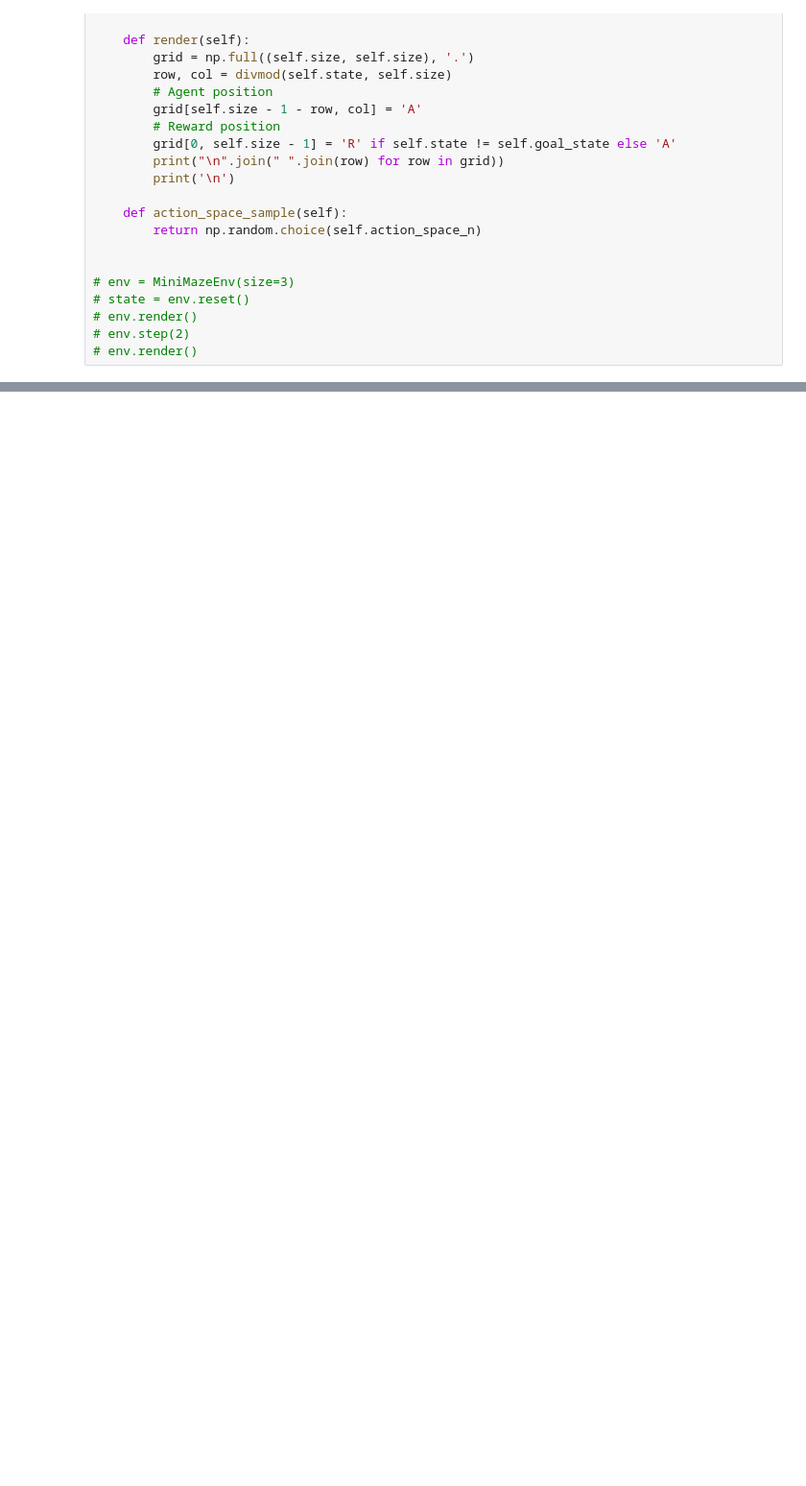
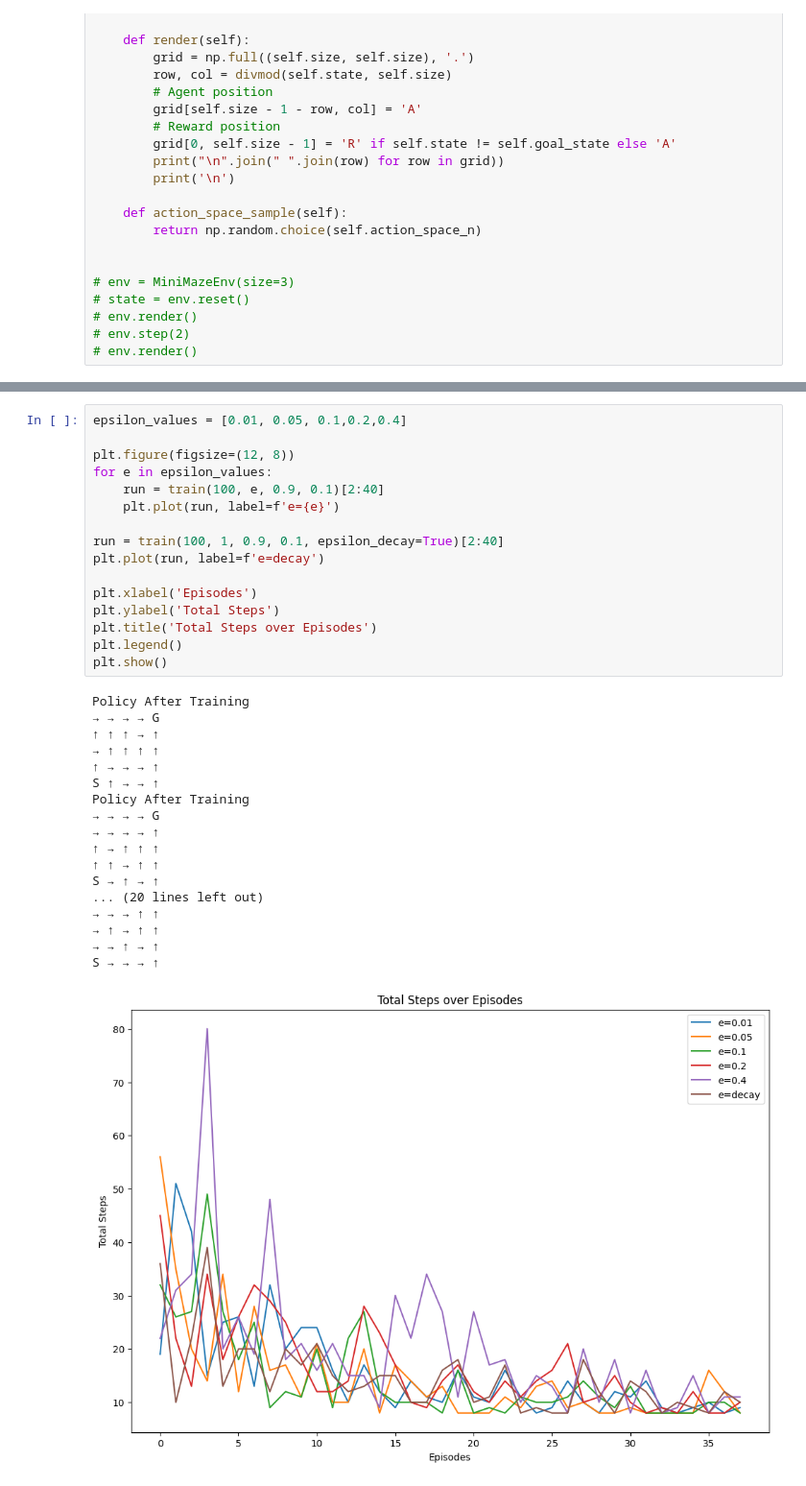
Before and after one commit to ChristianPickettCode/DPRL, a Jupyter notebook: Notebook4.ipynb, the cells around one changed output, grey strips where cells are left out. Shown: that part at 96% size. Drawn from its saved outputs; the diff is of its cells as text; blank space fills up the shorter version.

```diff
--- a/Notebook4.ipynb
+++ b/Notebook4.ipynb
@@ -191,0 +231,35 @@ S ↑ ←
+# %%
+epsilon_values = [0.01, 0.05, 0.1,0.2,0.4]
+
+plt.figure(figsize=(12, 8))
+for e in epsilon_values:
+    run = train(100, e, 0.9, 0.1)[2:40]
+    plt.plot(run, label=f'e={e}')
+
+run = train(100, 1, 0.9, 0.1, epsilon_decay=True)[2:40]
+plt.plot(run, label=f'e=decay')
+
+plt.xlabel('Episodes')
+plt.ylabel('Total Steps')
+plt.title('Total Steps over Episodes')
+plt.legend()
+plt.show()
+# %% [output]
+Policy After Training
+→ → → → G
+↑ ↑ ↑ → ↑
+→ ↑ ↑ ↑ ↑
+↑ → → → ↑
+S ↑ → → ↑
+Policy After Training
+→ → → → G
+→ → → → ↑
+↑ → ↑ ↑ ↑
+↑ ↑ → ↑ ↑
+S → ↑ → ↑
+... (20 lines left out)
+→ → → ↑ ↑
+→ ↑ → ↑ ↑
+→ → ↑ → ↑
+S → → → ↑
+[figure, added]
```
Also changed, not shown: parts of 11 cells of this notebook.
